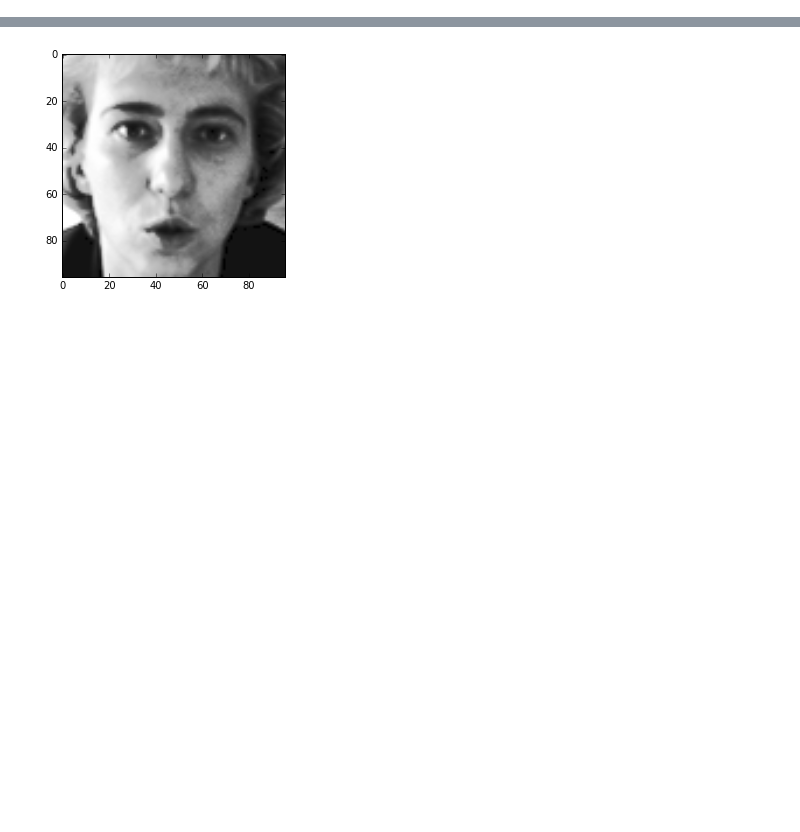
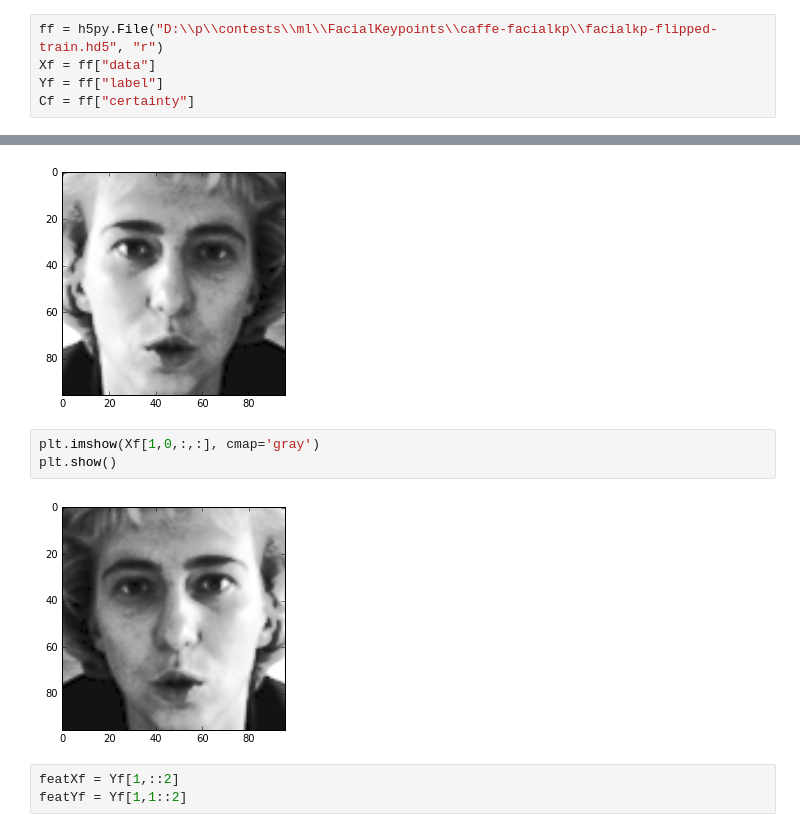
Before and after one commit to AlexanderSavochkin/caffe-facialkp, a Jupyter notebook: HDF5Evaluation.ipynb, the cells around one changed output, grey strips where cells are left out. Drawn from its saved outputs; the diff is of its cells as text; blank space fills up the shorter version.

Commit message:
Extending train data with flipped images and labels

```diff
--- a/HDF5Evaluation.ipynb
+++ b/HDF5Evaluation.ipynb
@@ -8,6 +8,11 @@ f = h5py.File("D:\\p\\contests\\ml\\FacialKeypoints\\caffe-facialkp\\facialkp-fu
 X = f["data"]
 Y = f["label"]
 C = f["certainty"]
+# %%
+ff = h5py.File("D:\\p\\contests\\ml\\FacialKeypoints\\caffe-facialkp\\facialkp-flipped-train.hd5", "r")
+Xf = ff["data"]
+Yf = ff["label"]
+Cf = ff["certainty"]
 # %%
 X[1,:,:].shape
 # %% [output]
@@ -29,3 +47,11 @@ plt.imshow(X[1,0,:,:], cmap='gray')
 plt.show()
 # %% [output]
 [figure]
+# %%
+plt.imshow(Xf[1,0,:,:], cmap='gray')
+plt.show()
+# %% [output]
+[figure, added]
+# %%
+featXf = Yf[1,::2]
+featYf = Yf[1,1::2]
```
Also changed, not shown: parts of 4 cells of this notebook, 1 other file.
